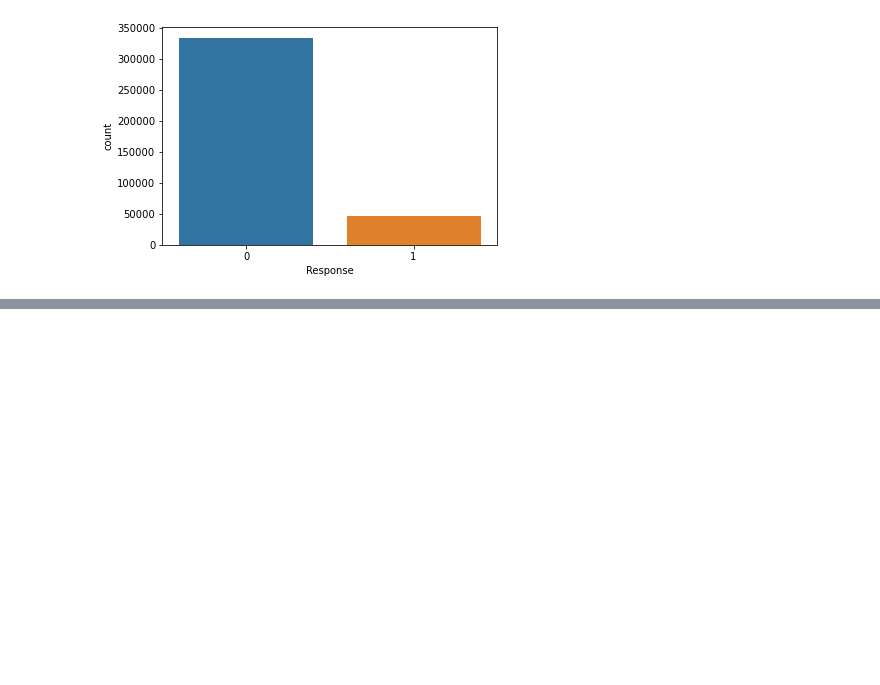
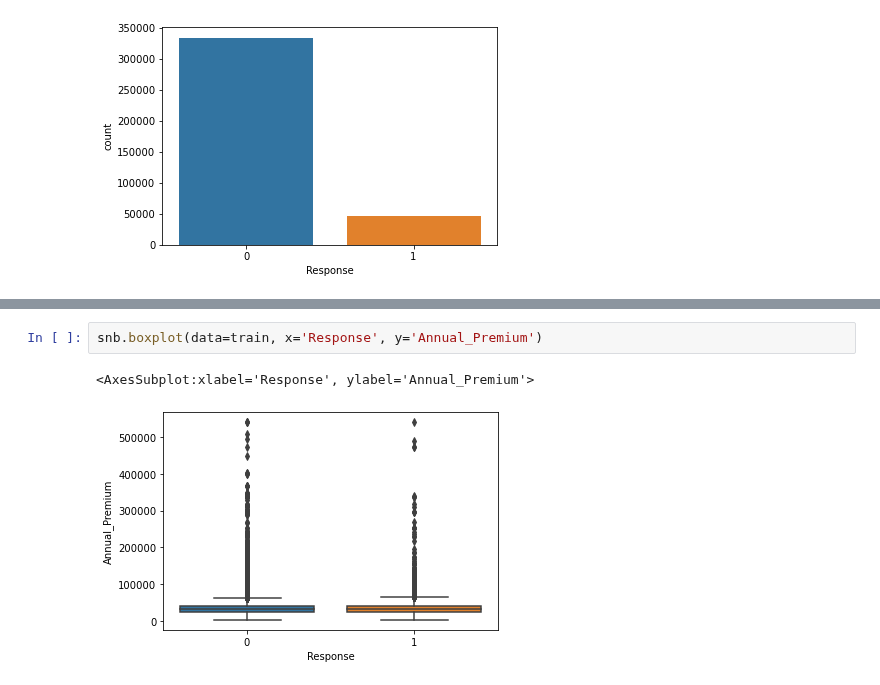
Before and after one commit to ericaroque/Kaggle, a Jupyter notebook: PrevisaoVendaPlanoSaude.ipynb, the cells around one changed output, grey strips where cells are left out. Saved outputs shown, nothing was run; the diff lists cells and outputs as text; blank space fills up the shorter version.

```diff
--- a/PrevisaoVendaPlanoSaude.ipynb
+++ b/PrevisaoVendaPlanoSaude.ipynb
@@ -95,0 +139,5 @@ train.head()
+# %%
+snb.boxplot(data=train, x='Response', y='Annual_Premium')
+# %% [output]
+<AxesSubplot:xlabel='Response', ylabel='Annual_Premium'>
+[figure, added]
```
Also changed, not shown: parts of 35 cells of this notebook.
